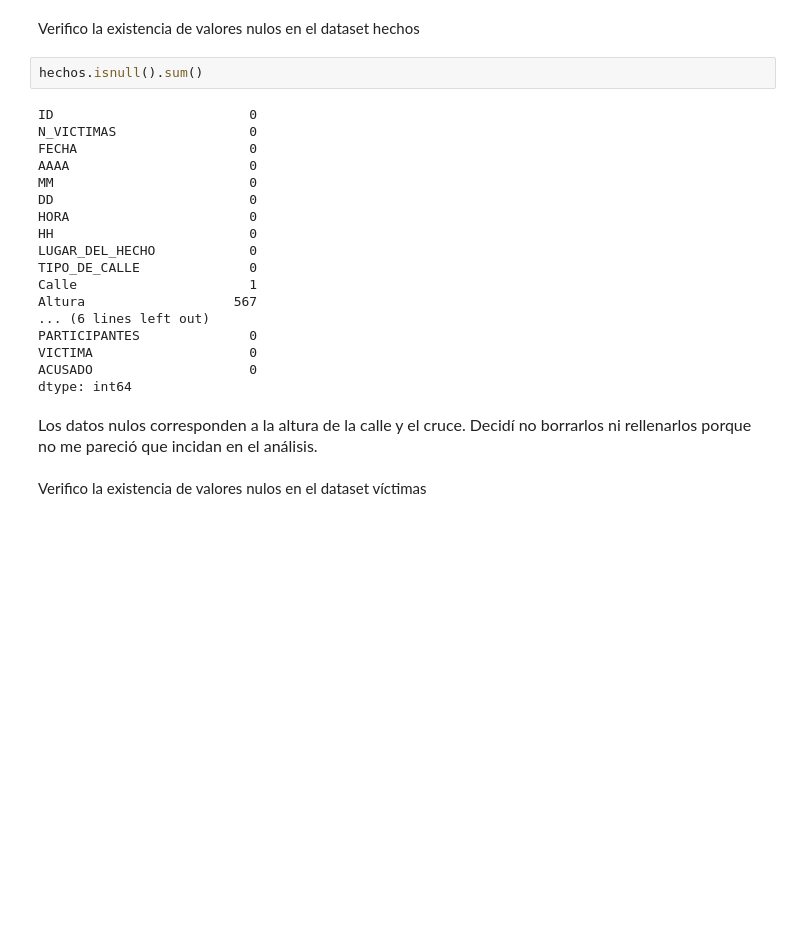
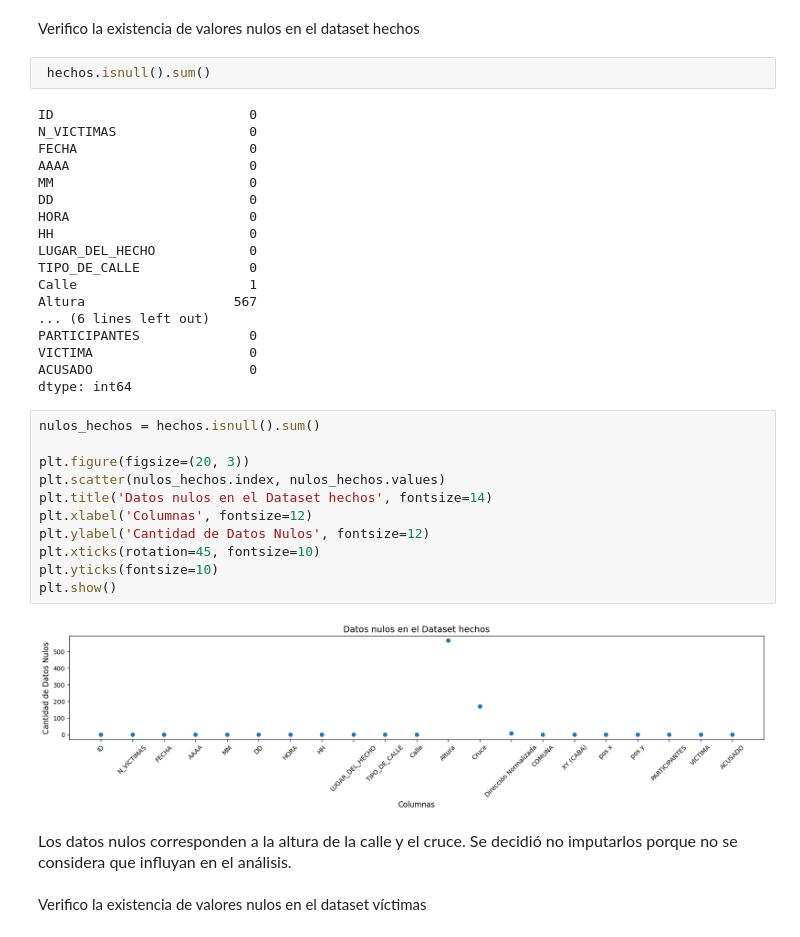
Before and after one commit to OctavioAlvarez1/PI_DA-Soy-Henry, a Jupyter notebook: EDA_siniestros-viales.ipynb, the cells around one changed output. Saved outputs shown, nothing was run; the diff lists cells and outputs as text; blank space fills up the shorter version.

```diff
--- a/EDA_siniestros-viales.ipynb
+++ b/EDA_siniestros-viales.ipynb
@@ -86,7 +104,7 @@ memory usage: 56.1+ KB
 # %% [markdown]
 <p style="font-size:15px;">Verifico la existencia de valores nulos en el dataset hechos</p>
 # %%
-hechos.isnull().sum()
+ hechos.isnull().sum()
 # %% [output]
 ID                         0
 N_VICTIMAS                 0
@@ -105,8 +123,21 @@ PARTICIPANTES              0
 VICTIMA                    0
 ACUSADO                    0
 dtype: int64
+# %%
+nulos_hechos = hechos.isnull().sum()
+
+plt.figure(figsize=(20, 3))
+plt.scatter(nulos_hechos.index, nulos_hechos.values)
+plt.title('Datos nulos en el Dataset hechos', fontsize=14)
+plt.xlabel('Columnas', fontsize=12)
+plt.ylabel('Cantidad de Datos Nulos', fontsize=12)
+plt.xticks(rotation=45, fontsize=10)
+plt.yticks(fontsize=10)
+plt.show()
+# %% [output]
+[figure, added]
 # %% [markdown]
-<p style="font-size:16px;">Los datos nulos corresponden a la altura de la calle y el cruce. Decidí no borrarlos ni rellenarlos porque no me pareció que incidan en el análisis. </p>
+<p style="font-size:16px;">Los datos nulos corresponden a la altura de la calle y el cruce. Se decidió no imputarlos porque no se considera que influyan en el análisis. </p>
 # %% [markdown]
 <p style="font-size:15px;">Verifico la existencia de valores nulos en el dataset víctimas</p>
 # %%
```
Also changed, not shown: parts of 28 cells of this notebook.
